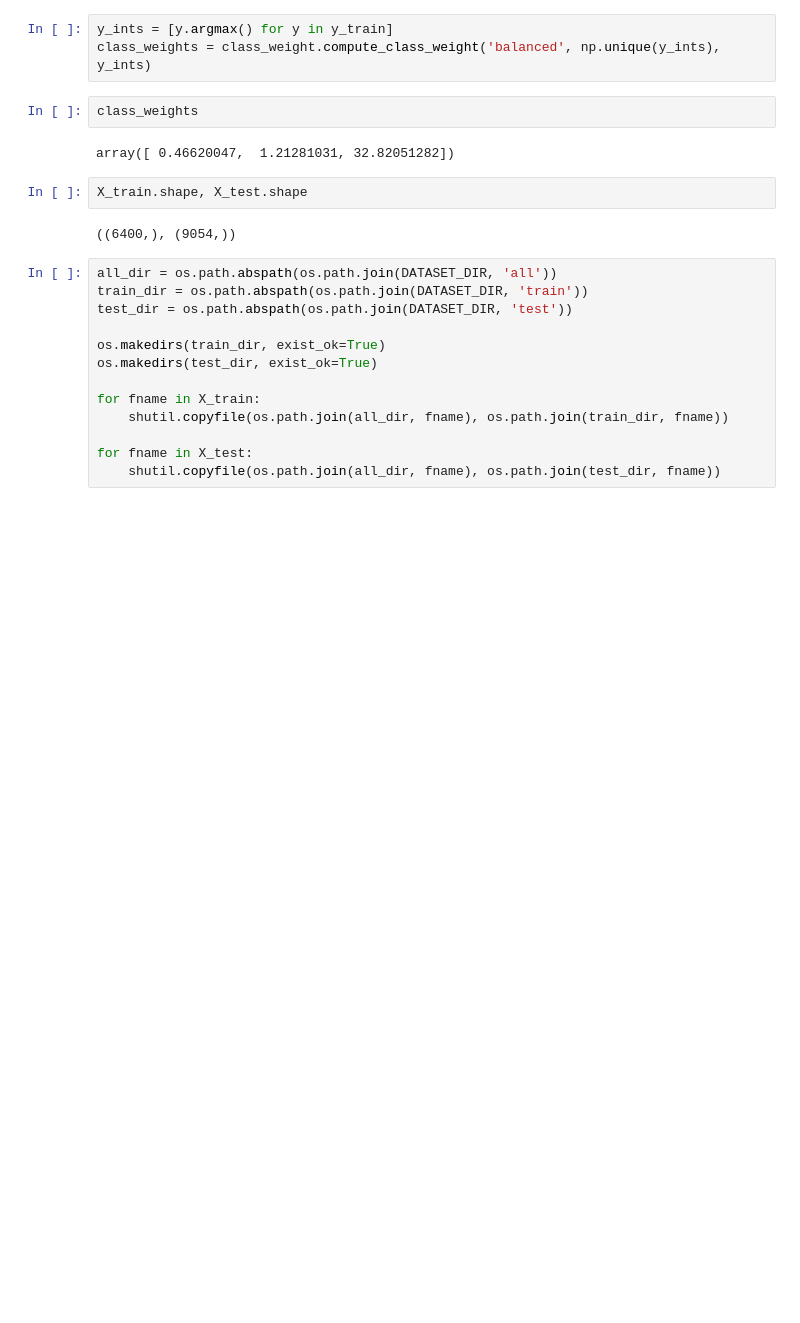
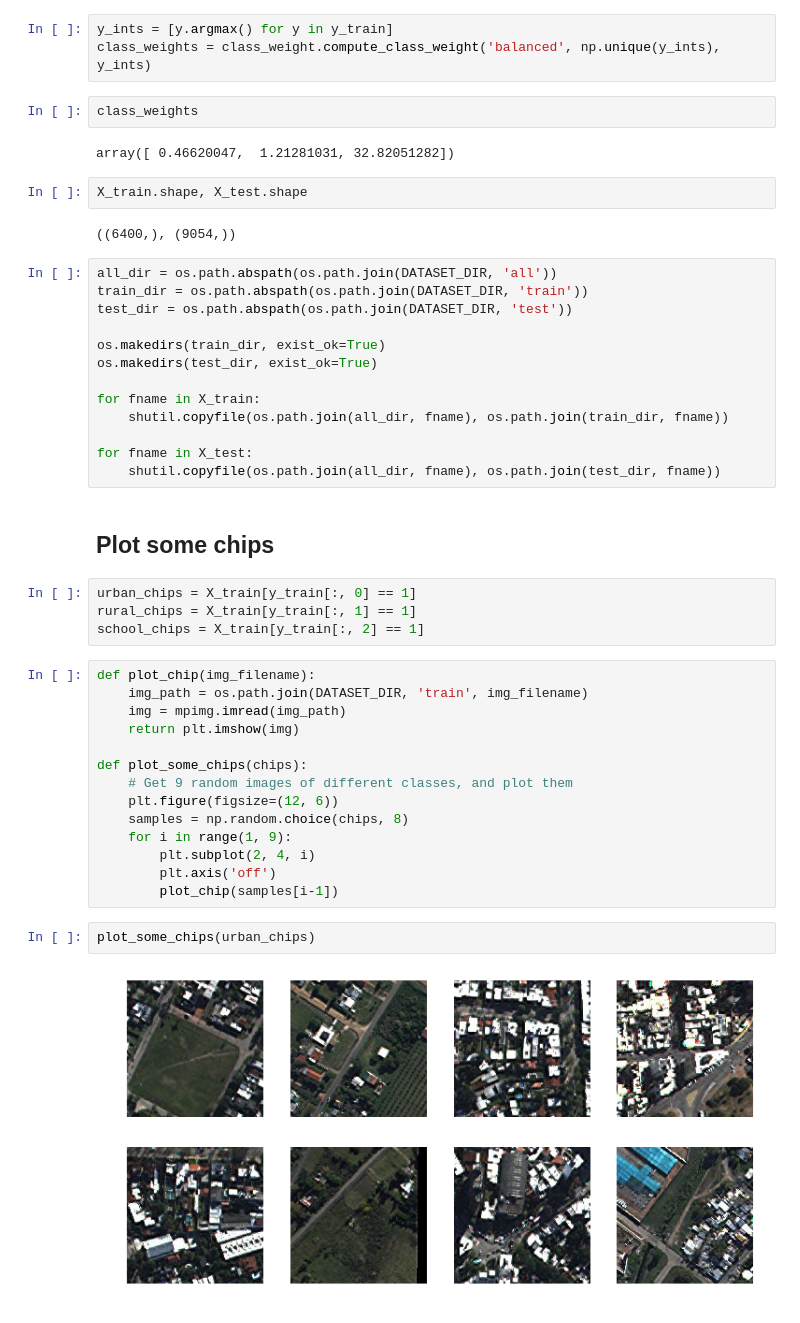
Before and after one commit to dymaxionlabs/school-mapping, a Jupyter notebook: notebooks/Dataset building.ipynb, the cells around one changed output. Cells and saved outputs as stored; diff of their text form; blank space fills up the shorter version.

```diff
--- a/notebooks/Dataset building.ipynb
+++ b/notebooks/Dataset building.ipynb
@@ -367,3 +367,27 @@ for fname in X_train:
 
 for fname in X_test:
     shutil.copyfile(os.path.join(all_dir, fname), os.path.join(test_dir, fname))
+# %% [markdown]
+## Plot some chips
+# %%
+urban_chips = X_train[y_train[:, 0] == 1]
+rural_chips = X_train[y_train[:, 1] == 1]
+school_chips = X_train[y_train[:, 2] == 1]
+# %%
+def plot_chip(img_filename):
+    img_path = os.path.join(DATASET_DIR, 'train', img_filename)
+    img = mpimg.imread(img_path)
+    return plt.imshow(img)
+
+def plot_some_chips(chips):
+    # Get 9 random images of different classes, and plot them
+    plt.figure(figsize=(12, 6))
+    samples = np.random.choice(chips, 8)
+    for i in range(1, 9):
+        plt.subplot(2, 4, i)
+        plt.axis('off')
+        plot_chip(samples[i-1])
+# %%
+plot_some_chips(urban_chips)
+# %% [output]
+[figure, added]
```
Also changed, not shown: parts of 12 cells of this notebook, 2 other files.
